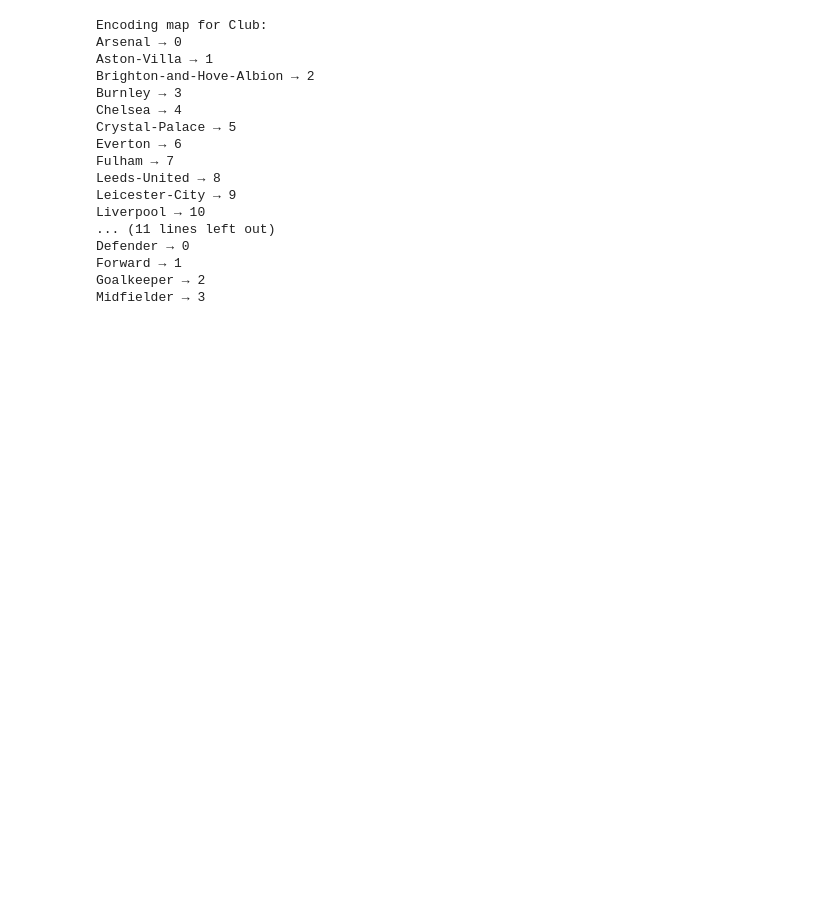
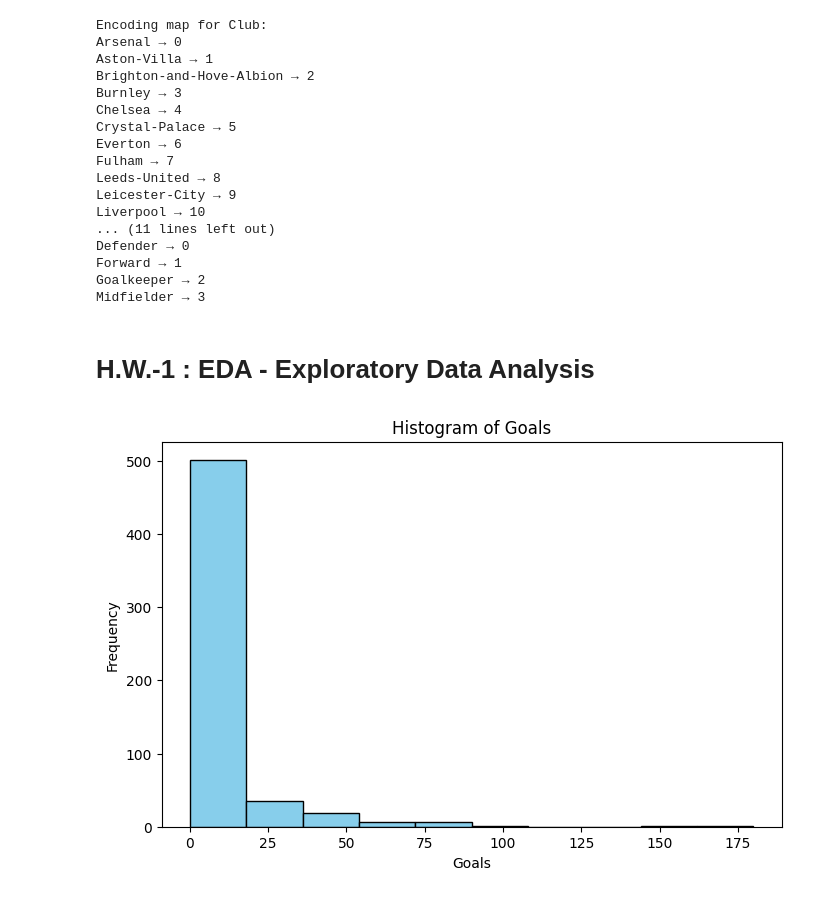
Before and after one commit to springboardmentor1979b-cmyk/ScoreSight---Predicting-EPL-Points-Tally-Top-Scorer, a Jupyter notebook: HitanshuEPLPrediction.ipynb, the cells around one changed output. Drawn from its saved outputs; the diff is of its cells as text; code cells hidden in the pictures; blank space fills up the shorter version.

```diff
--- a/HitanshuEPLPrediction.ipynb
+++ b/HitanshuEPLPrediction.ipynb
@@ -292,3 +297,18 @@ Defender → 0
 Forward → 1
 Goalkeeper → 2
 Midfielder → 3
+# %% [markdown]
+# H.W.-1 : EDA - Exploratory Data Analysis
+# %%
+import pandas as pd
+import matplotlib.pyplot as plt
+
+# 1️ Histogram: Goals vs Frequency
+plt.figure(figsize=(8,5))
+plt.hist(df['Goals'], bins=10, color='skyblue', edgecolor='black')
+plt.title('Histogram of Goals')
+plt.xlabel('Goals')
+plt.ylabel('Frequency')
+plt.show()
+# %% [output]
+[figure, added]
```
Also changed, not shown: parts of 13 cells of this notebook.
